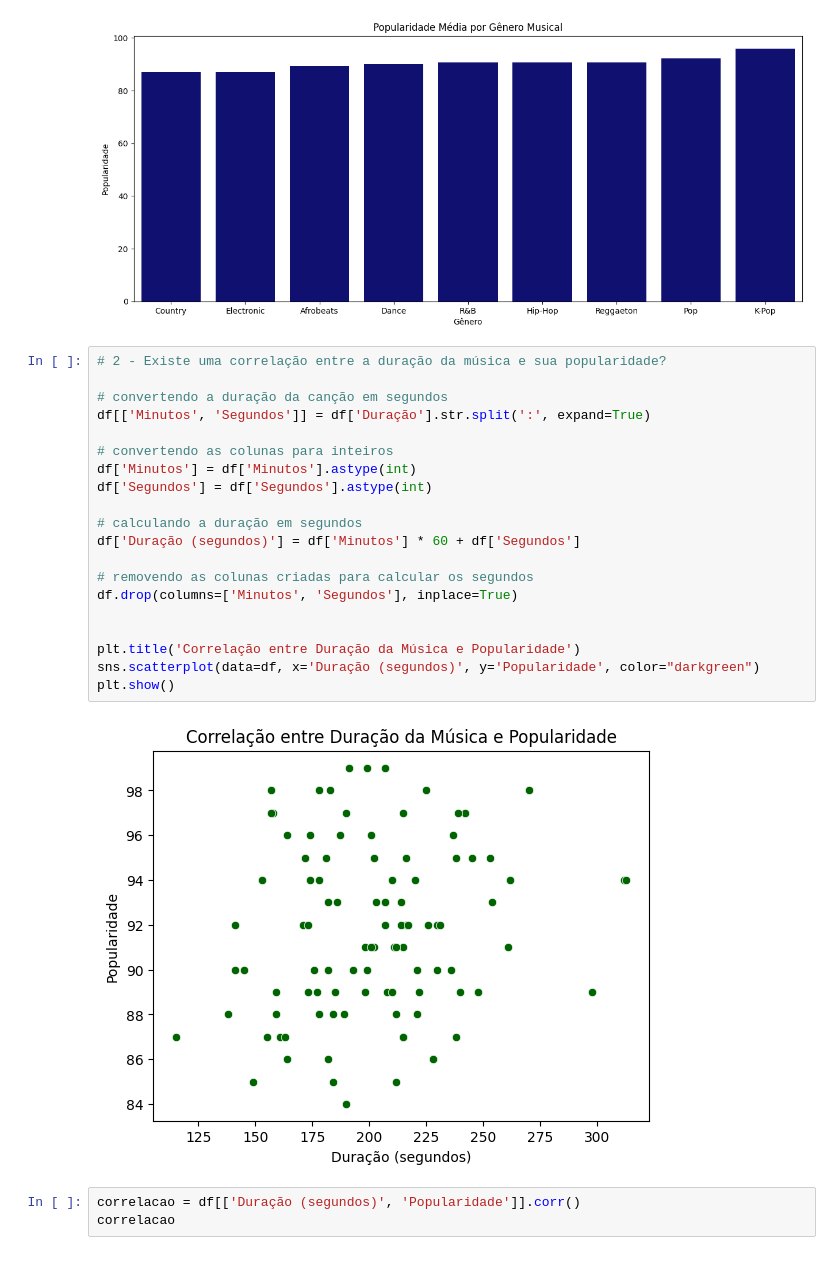
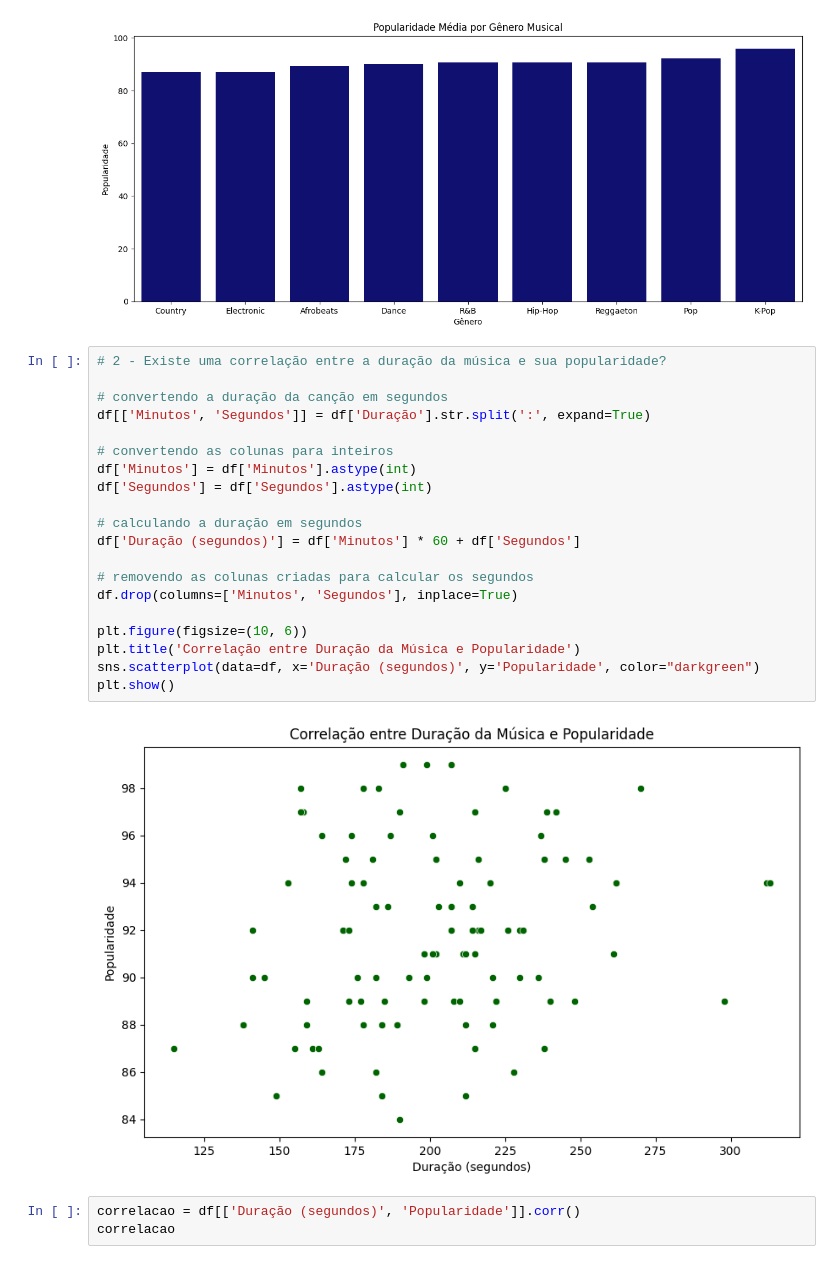
Before and after one commit to bigpedrolucas/eda_billboard_songs, a Jupyter notebook: eda_bilboard.ipynb, the cells around one changed output. Saved outputs shown, nothing was run; the diff lists cells and outputs as text.

```diff
--- a/eda_bilboard.ipynb
+++ b/eda_bilboard.ipynb
@@ -41,25 +41,25 @@ plt.show()
 # %%
 # 2 - Existe uma correlação entre a duração da música e sua popularidade?
 
 # convertendo a duração da canção em segundos
 df[['Minutos', 'Segundos']] = df['Duração'].str.split(':', expand=True)
 
 # convertendo as colunas para inteiros
 df['Minutos'] = df['Minutos'].astype(int)
 df['Segundos'] = df['Segundos'].astype(int)
 
 # calculando a duração em segundos
 df['Duração (segundos)'] = df['Minutos'] * 60 + df['Segundos']
 
 # removendo as colunas criadas para calcular os segundos
 df.drop(columns=['Minutos', 'Segundos'], inplace=True)
 
-
+plt.figure(figsize=(10, 6))
 plt.title('Correlação entre Duração da Música e Popularidade')
 sns.scatterplot(data=df, x='Duração (segundos)', y='Popularidade', color="darkgreen")
 plt.show()
 # %% [output]
-[figure, old version]
+[figure, new version]
 # %%
 correlacao = df[['Duração (segundos)', 'Popularidade']].corr()
 correlacao
```
Also changed, not shown: parts of 2 cells of this notebook, 2 other files.
